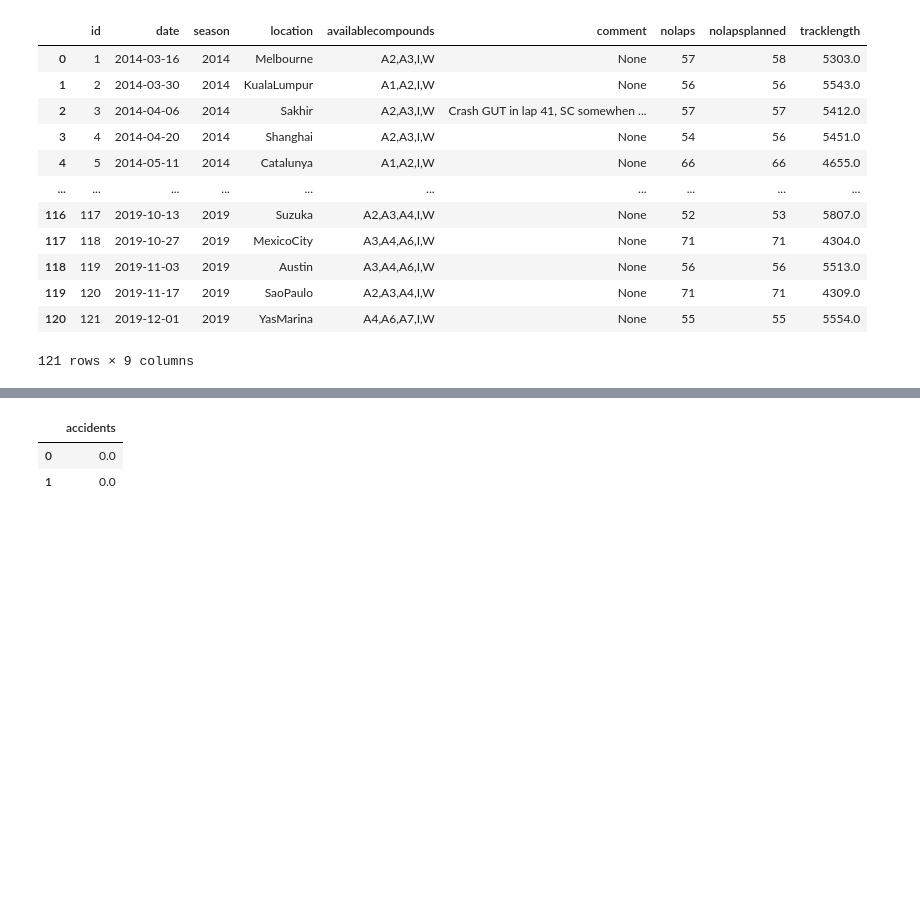
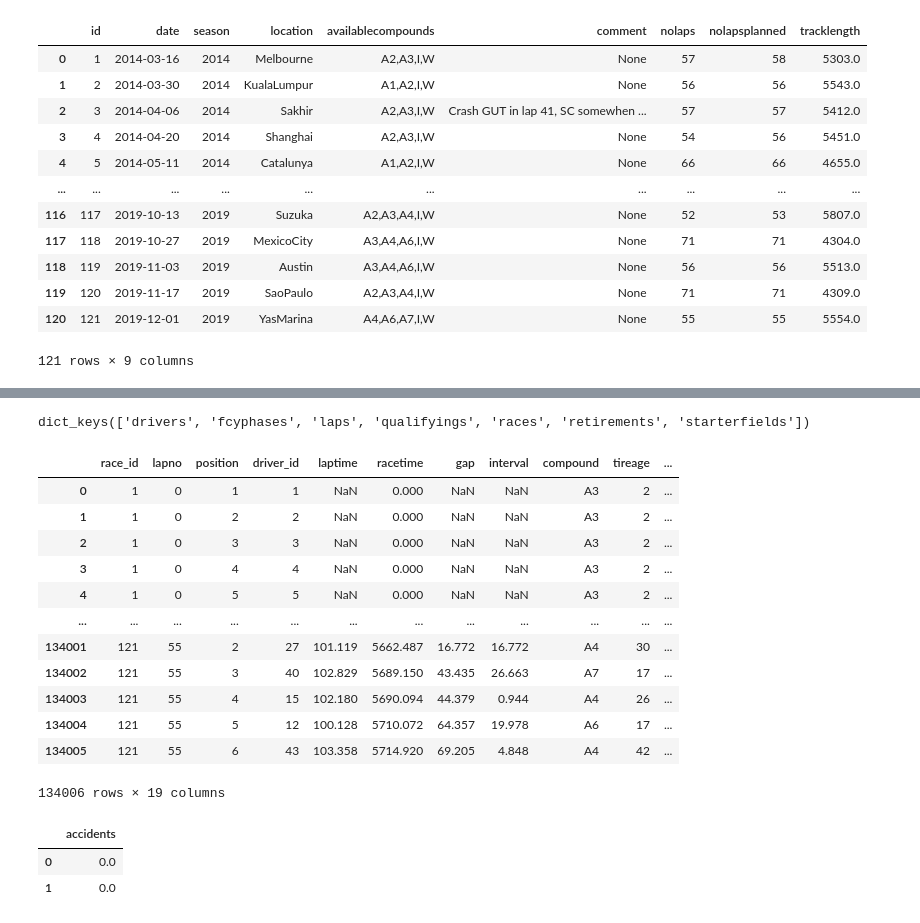
Before and after one commit to emy-olivieri/Formula_1_Race_Time_Simulation_and_Strategy_Optimization, a Jupyter notebook: pit_stop_.ipynb, the cells around one changed output, grey strips where cells are left out. Saved outputs shown, nothing was run; the diff lists cells and outputs as text; code cells hidden in the pictures; blank space fills up the shorter version.

```diff
--- a/pit_stop_.ipynb
+++ b/pit_stop_.ipynb
@@ -240,3 +317,23 @@ class DNF():
+# %%
+dataframes.keys()
+# %% [output]
+dict_keys(['drivers', 'fcyphases', 'laps', 'qualifyings', 'races', 'retirements', 'starterfields'])
+# %%
+dataframes["laps"]
+# %% [output]
+|  | race_id | lapno | position | driver_id | laptime | racetime | gap | interval | compound | tireage | ... |
+| 0 | 1 | 0 | 1 | 1 | NaN | 0.000 | NaN | NaN | A3 | 2 | ... |
+| 1 | 1 | 0 | 2 | 2 | NaN | 0.000 | NaN | NaN | A3 | 2 | ... |
+| 2 | 1 | 0 | 3 | 3 | NaN | 0.000 | NaN | NaN | A3 | 2 | ... |
+| 3 | 1 | 0 | 4 | 4 | NaN | 0.000 | NaN | NaN | A3 | 2 | ... |
+| 4 | 1 | 0 | 5 | 5 | NaN | 0.000 | NaN | NaN | A3 | 2 | ... |
+| ... | ... | ... | ... | ... | ... | ... | ... | ... | ... | ... | ... |
+| 134001 | 121 | 55 | 2 | 27 | 101.119 | 5662.487 | 16.772 | 16.772 | A4 | 30 | ... |
+| 134002 | 121 | 55 | 3 | 40 | 102.829 | 5689.150 | 43.435 | 26.663 | A7 | 17 | ... |
+| 134003 | 121 | 55 | 4 | 15 | 102.180 | 5690.094 | 44.379 | 0.944 | A4 | 26 | ... |
+| 134004 | 121 | 55 | 5 | 12 | 100.128 | 5710.072 | 64.357 | 19.978 | A6 | 17 | ... |
+| 134005 | 121 | 55 | 6 | 43 | 103.358 | 5714.920 | 69.205 | 4.848 | A4 | 42 | ... |
+134006 rows × 19 columns
 # %%
 Dnf_Test=DNF(driver=2,
              team="Mercedes",
```
Also changed, not shown: parts of 9 cells of this notebook, 3 other files.
